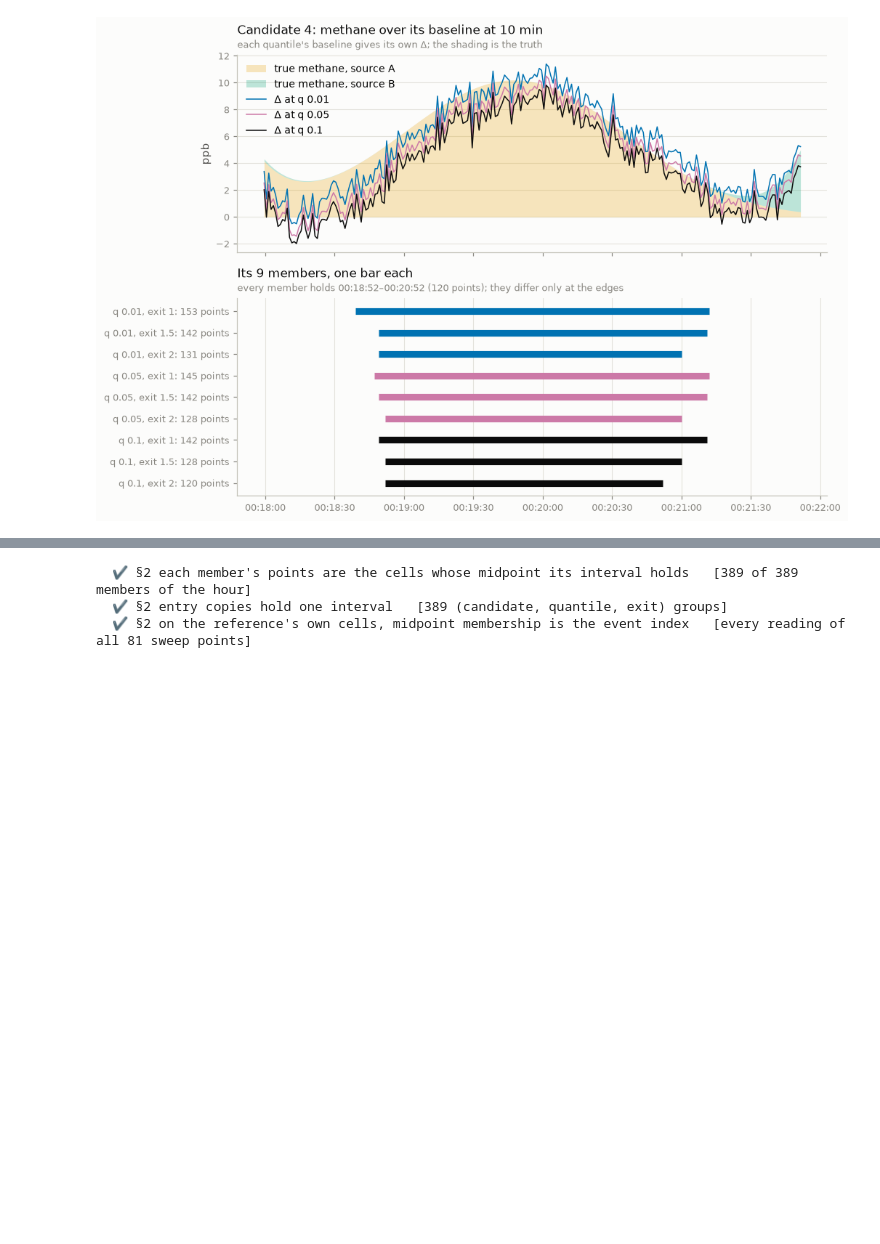
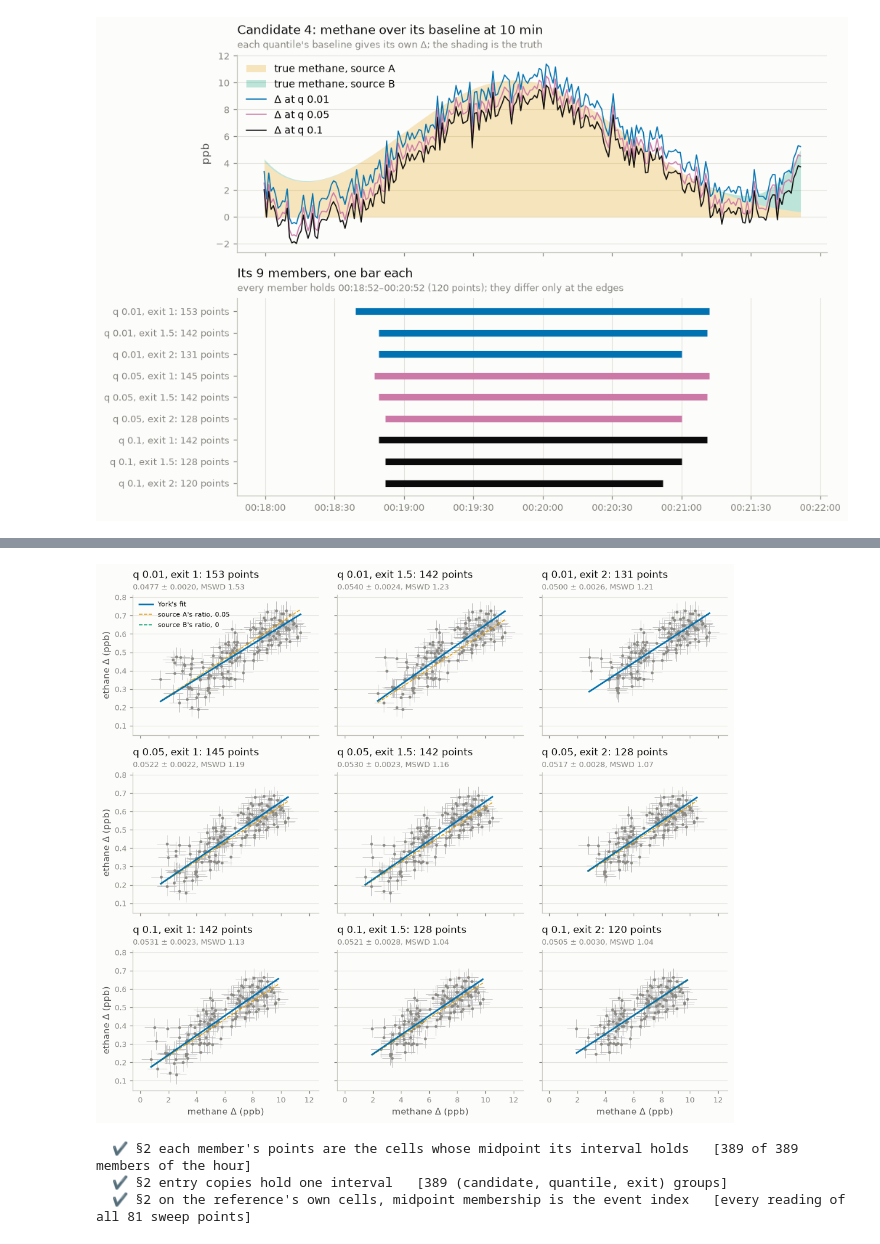
Before and after one commit to agmeyer4/tsara, a Jupyter notebook: examples/notebooks/09_ratio_fits_walkthrough.ipynb, the cells around one changed output, grey strips where cells are left out. Saved outputs shown, nothing was run; the diff lists cells and outputs as text; code cells hidden in the pictures; blank space fills up the shorter version.

```diff
--- a/examples/notebooks/09_ratio_fits_walkthrough.ipynb
+++ b/examples/notebooks/09_ratio_fits_walkthrough.ipynb
@@ -1043,3 +1001,58 @@ plt.show()
+# %%
+at_q = sorted(members.baseline_quantile.unique())
+at_x = sorted(members.exit_multiple.unique())
+share, largest = source_share(members, truth, pairs)
+fig, axes = plt.subplots(
+    len(at_q), len(at_x), figsize=(10, 2.9 * len(at_q)), sharex=True, sharey=True, squeeze=False
+)
+for i, q in enumerate(at_q):
+    for j, x in enumerate(at_x):
+        ax = axes[i, j]
+        row = members[(members.baseline_quantile == q) & (members.exit_multiple == x)]
+        if row.empty:
+            ax.set_axis_off()
+            continue
+        m = row.iloc[0]
+        points = reference_points(
+            mid, pd.Timestamp(m.start_time).value, pd.Timestamp(m.end_time).value
+        )
+        at = dict(baseline_window=WINDOW, baseline_quantile=q)
+        dx = pairs["enhancement_ch4"].sel(at).values[points]
+        dy = pairs["enhancement_c2h6"].sel(at).values[points]
+        # Each point's ±1σ: the readings' random σ on the pair cells, York's weights.
+        sx = pairs["sigma_rand_ch4"].values[points]
+        sy = pairs["sigma_rand_c2h6"].values[points]
+        ax.errorbar(
+            dx, dy, xerr=sx, yerr=sy, fmt="none", ecolor="#bdbdbd", elinewidth=0.6, zorder=1
+        )
+        ax.plot(dx, dy, "o", color=MUTED, ms=2.2, alpha=0.9, zorder=2)
+        grid = np.array([np.nanmin(dx), np.nanmax(dx)])
+        a_share = share[members.index.get_loc(m.name)]
+        for ratio, color in ((RATIO_A, C2), (RATIO_B, C3)):
+            if (ratio == RATIO_A and a_share > 0.05) or (ratio == RATIO_B and a_share < 0.95):
+                ax.plot(grid, m.intercept + ratio * grid, color=color, ls="--", lw=1)
+        ax.plot(grid, m.intercept + m.slope * grid, color=C1, lw=1.8)
+        if i == 0 and j == 0:
+            ax.legend(
+                handles=[
+                    Line2D([], [], color=C1, lw=1.8, label="York's fit"),
+                    Line2D([], [], color=C2, ls="--", lw=1, label=f"source A's ratio, {RATIO_A:g}"),
+                    Line2D([], [], color=C3, ls="--", lw=1, label=f"source B's ratio, {RATIO_B:g}"),
+                ],
+                loc="upper left",
+                fontsize=7.5,
+            )
+        finish(
+            ax,
+            title=f"q {q:g}, exit {x:g}: {int(m.n)} points",
+            sub=f"{m.slope:.4f} ± {m.slope_sigma:.4f}, MSWD {m.mswd:.2f}",
+            xlab="methane Δ (ppb)" if i == len(at_q) - 1 else None,
+            ylab="ethane Δ (ppb)" if j == 0 else None,
+        )
+plt.tight_layout()
+plt.show()
+# %% [output]
+[figure, added]
 # %%
 # Every member's points by the loop above, against the count the fit used (a
 # point is used when both enhancements are finite there).
```
Also changed, not shown: parts of 19 cells of this notebook, 1 other file.
